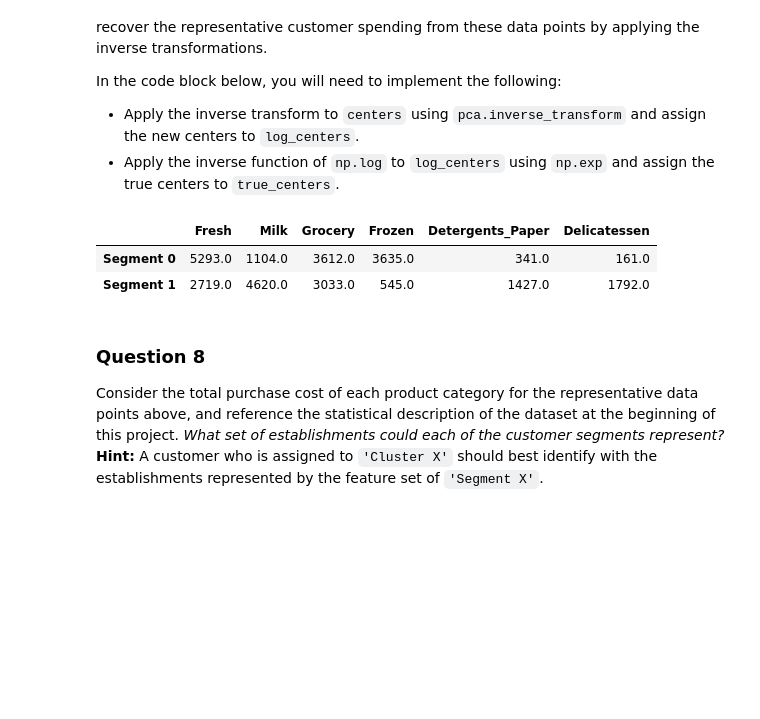
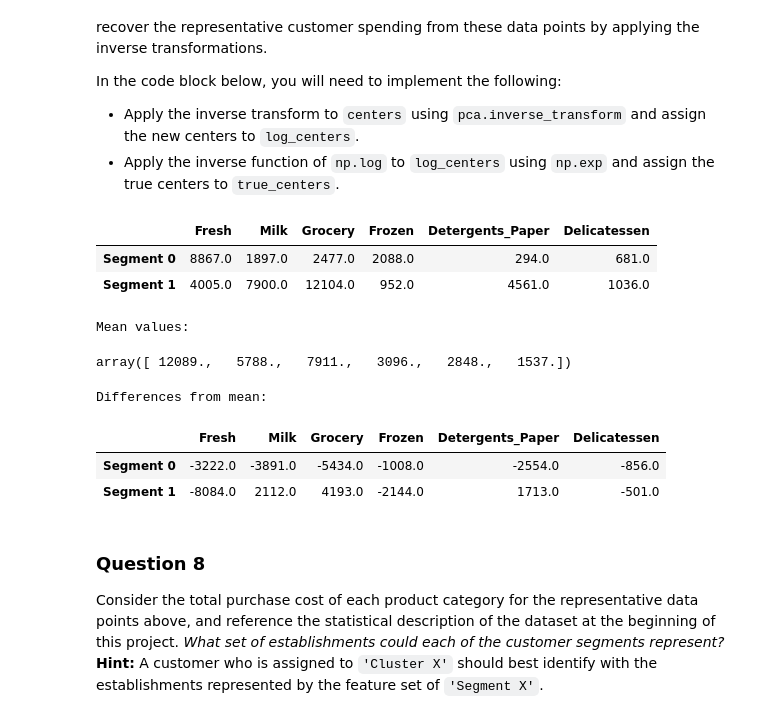
Before and after one commit to Alextnelson/CustomerSegments, a Jupyter notebook: customer_segments.ipynb, the cells around one changed output. Drawn from its saved outputs; the diff is of its cells as text; code cells hidden in the pictures; blank space fills up the shorter version.

```diff
--- a/customer_segments.ipynb
+++ b/customer_segments.ipynb
@@ -181,6 +199,7 @@ In the code block below, you will need to implement the following:
 Once you have performed this implementation, the dataset will be stored in the variable `good_data`.
 # %%
 # For each feature find the data points with extreme high or low values
+indices_outliers = []
 for feature in log_data.keys():
 
     # Calculate Q1 (25th percentile of the data) for the given feature
@@ -192,17 +211,19 @@ for feature in log_data.keys():
     # Use the interquartile range to calculate an outlier step (1.5 times the interquartile range)
     step = (Q3 - Q1) * 1.5
 
-    # Display the outliers
+    indices_outliers.append(log_data[~((log_data[feature] >= Q1 - step) & (log_data[feature] <= Q3 + step))].index.get_values())
+
+    # Display the outliers as a check on for loop
     print("Data points considered outliers for the feature '{}':".format(feature))
     display(log_data[~((log_data[feature] >= Q1 - step) & (log_data[feature] <= Q3 + step))])
 
-
-# Select the indices for data points you wish to remove
-outliers  = log_data[~((log_data[feature] >= Q1 - step) & (log_data[feature] <= Q3 + step))].index.get_values()
+# Create outliers list with values that appear more than once in product categories
+combined_indices_outliers = [item for sublist in indices_outliers for item in sublist]
+outliers_for_exclusion = list(set([x for x in combined_indices_outliers if combined_indices_outliers.count(x) > 1]))
 
 # Remove the outliers, if any were specified
-good_data = log_data.drop(log_data.index[outliers]).reset_index(drop = True)
-print(good_data.head())
+good_data = log_data.drop(log_data.index[outliers_for_exclusion]).reset_index(drop = True)
+display(good_data.head())
 # %% [output]
 Data points considered outliers for the feature 'Fresh':
 |  | Fresh | Milk | Grocery | Frozen | Detergents_Paper | Delicatessen |
@@ -329,13 +357,13 @@ In the code block below, you will need to implement the following:
  - Apply a PCA transformation of `log_samples` using `pca.transform`, and assign the results to `pca_samples`.
 # %%
 # Apply PCA by fitting the good data with only two dimensions
-pca = PCA(n_components=2)
+pca = PCA(n_components=2).fit(good_data)
 
 # Transform the good data using the PCA fit above
-reduced_data = pca.fit_transform(good_data)
+reduced_data = pca.transform(good_data)
 
 # Transform log_samples using the PCA fit above
-pca_samples = pca.fit_transform(log_samples)
+pca_samples = pca.transform(log_samples)
 
 # Create a DataFrame for the reduced data
 reduced_data = pd.DataFrame(reduced_data, columns = ['Dimension 1', 'Dimension 2'])
@@ -476,19 +504,34 @@ In the code block below, you will need to implement the following:
 # %%
 # Inverse transform the centers
 log_centers = pca.inverse_transform(centers)
 
 # Exponentiate the centers
 true_centers = np.exp(log_centers)
 
 # Display the true centers
 segments = ['Segment {}'.format(i) for i in range(0,len(centers))]
 true_centers = pd.DataFrame(np.round(true_centers), columns = data.keys())
 true_centers.index = segments
 display(true_centers)
+
+
+# Examine differences from observed means
+good_unscaled_data = data.drop(data.index[outliers_for_exclusion]).reset_index(drop = True)
+print("Mean values:")
+display(np.around(good_unscaled_data.mean().values))
+
+print("Differences from mean:")
+display(true_centers - np.around(good_unscaled_data.mean().values))
 # %% [output]
 |  | Fresh | Milk | Grocery | Frozen | Detergents_Paper | Delicatessen |
-| Segment 0 | 5293.0 | 1104.0 | 3612.0 | 3635.0 | 341.0 | 161.0 |
-| Segment 1 | 2719.0 | 4620.0 | 3033.0 | 545.0 | 1427.0 | 1792.0 |
+| Segment 0 | 8867.0 | 1897.0 | 2477.0 | 2088.0 | 294.0 | 681.0 |
+| Segment 1 | 4005.0 | 7900.0 | 12104.0 | 952.0 | 4561.0 | 1036.0 |
+Mean values:
+array([ 12089.,   5788.,   7911.,   3096.,   2848.,   1537.])
+Differences from mean:
+|  | Fresh | Milk | Grocery | Frozen | Detergents_Paper | Delicatessen |
+| Segment 0 | -3222.0 | -3891.0 | -5434.0 | -1008.0 | -2554.0 | -856.0 |
+| Segment 1 | -8084.0 | 2112.0 | 4193.0 | -2144.0 | 1713.0 | -501.0 |
 # %% [markdown]
 ### Question 8
 Consider the total purchase cost of each product category for the representative data points above, and reference the statistical description of the dataset at the beginning of this project. *What set of establishments could each of the customer segments represent?*
```
Also changed, not shown: parts of 28 cells of this notebook, 2 other files.
